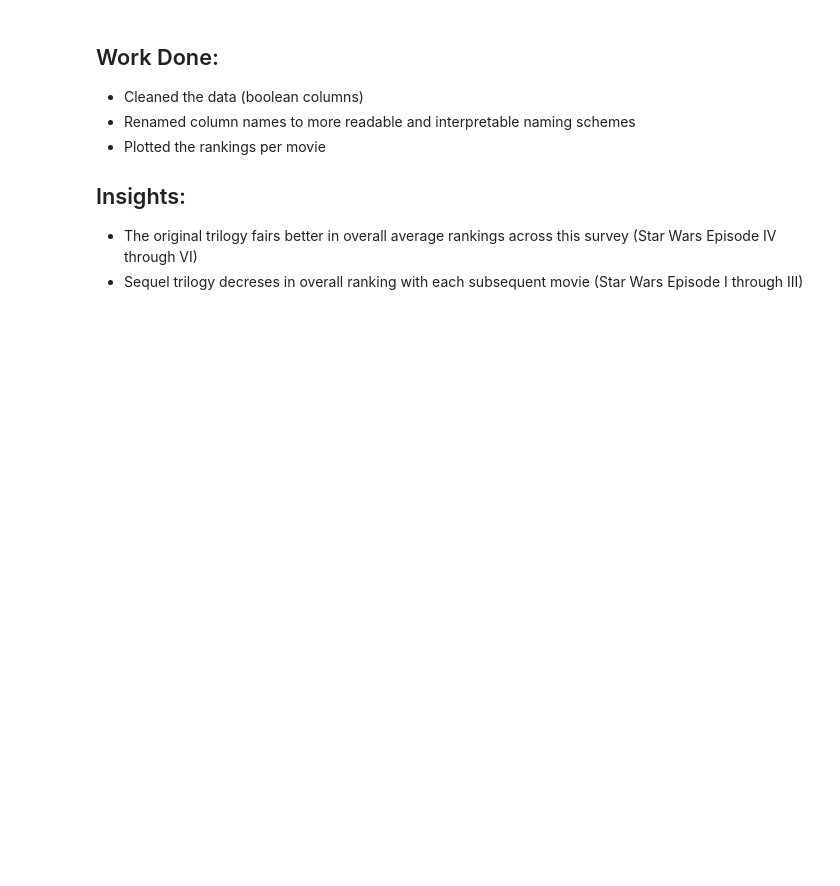
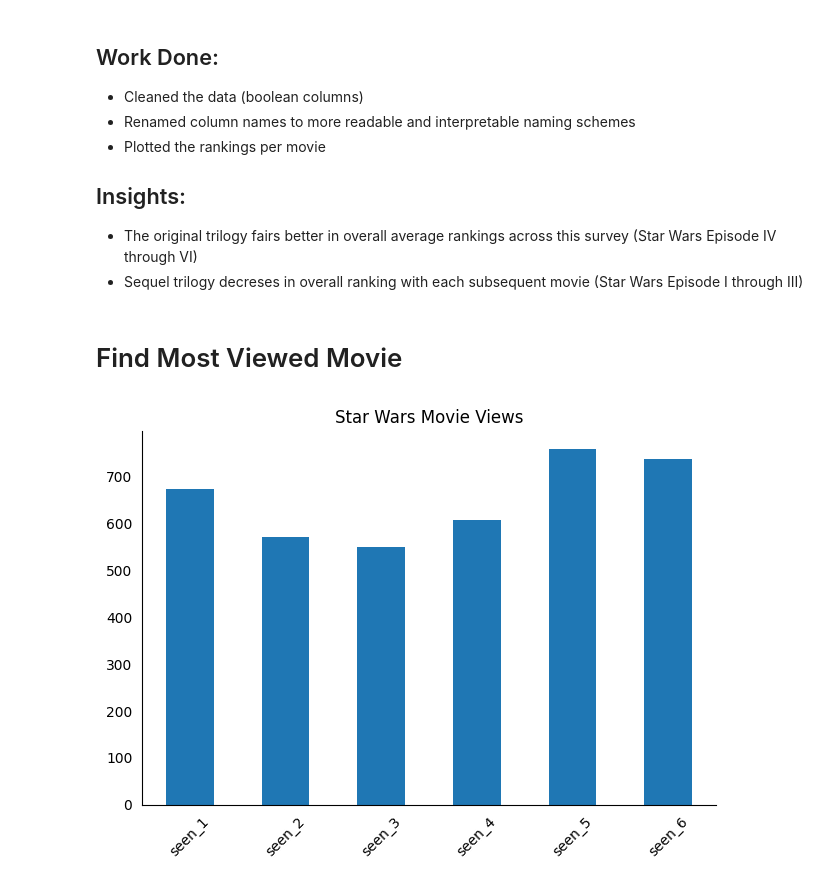
Before and after one commit to jastro-dev/dq-star-wars-survey, a Jupyter notebook: main_notebook.ipynb, the cells around one changed output. Drawn from its saved outputs; the diff is of its cells as text; code cells hidden in the pictures; blank space fills up the shorter version.

Commit message:
add most viewed movie

```diff
--- a/main_notebook.ipynb
+++ b/main_notebook.ipynb
@@ -214,3 +214,24 @@ plt.savefig('visualizations/movie_rankings')
 ## Insights:
 - The original trilogy fairs better in overall average rankings across this survey (Star Wars Episode IV through VI)
 - Sequel trilogy decreses in overall ranking with each subsequent movie (Star Wars Episode I through III)
+# %% [markdown]
+# Find Most Viewed Movie
+# %%
+# Plot views on a bar graph
+
+seen_cols = ['seen_1', 'seen_2', 'seen_3', 'seen_4', 'seen_5', 'seen_6']
+
+star_wars[seen_cols].sum().plot.bar()
+
+plt.title('Star Wars Movie Views')
+
+plt.xticks(rotation=45)
+
+plt.tick_params(bottom=False, left=False)
+
+plt.tight_layout()
+sns.despine()
+
+plt.savefig('visualizations/movie_views')
+# %% [output]
+[figure, added]
```
Also changed, not shown: parts of 1 cell of this notebook, 1 other file.
